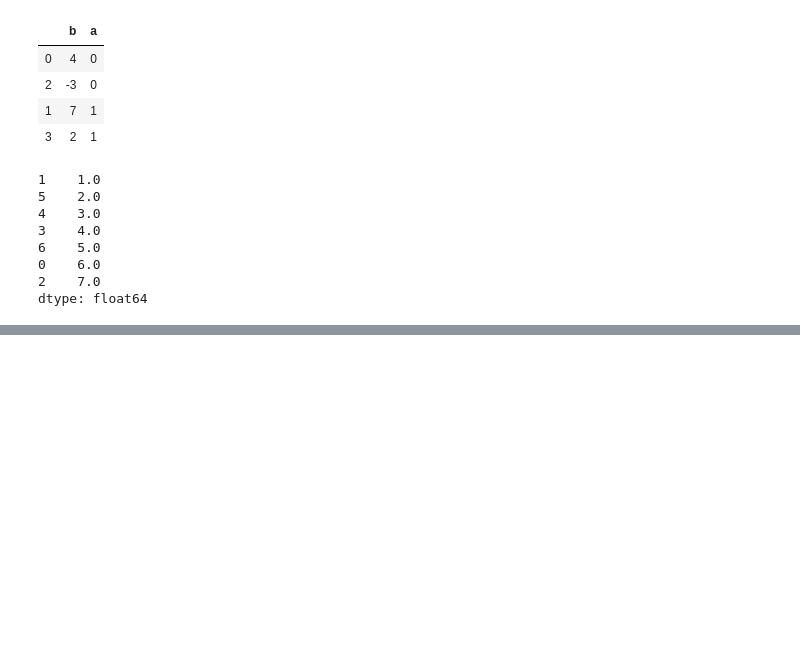
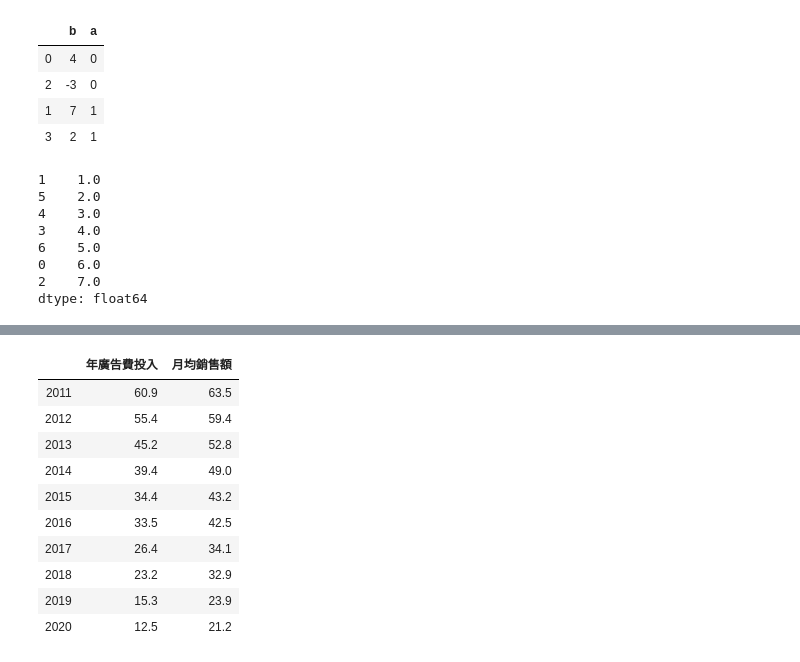
Before and after one commit to a29571508/PythonForDataAnalysis, a Jupyter notebook: 上課內容/sample26.ipynb, the cells around one changed output, grey strips where cells are left out. Drawn from its saved outputs; the diff is of its cells as text; code cells hidden in the pictures; blank space fills up the shorter version.

```diff
--- a/上課內容/sample26.ipynb
+++ b/上課內容/sample26.ipynb
@@ -99,0 +135,15 @@ dtype: float64
+# %%
+dataFrame1 = dataFrame.sort_index()
+dataFrame1
+# %% [output]
+|  | 年廣告費投入 | 月均銷售額 |
+| 2011 | 60.9 | 63.5 |
+| 2012 | 55.4 | 59.4 |
+| 2013 | 45.2 | 52.8 |
+| 2014 | 39.4 | 49.0 |
+| 2015 | 34.4 | 43.2 |
+| 2016 | 33.5 | 42.5 |
+| 2017 | 26.4 | 34.1 |
+| 2018 | 23.2 | 32.9 |
+| 2019 | 15.3 | 23.9 |
+| 2020 | 12.5 | 21.2 |
```
Also changed, not shown: parts of 5 cells of this notebook.
